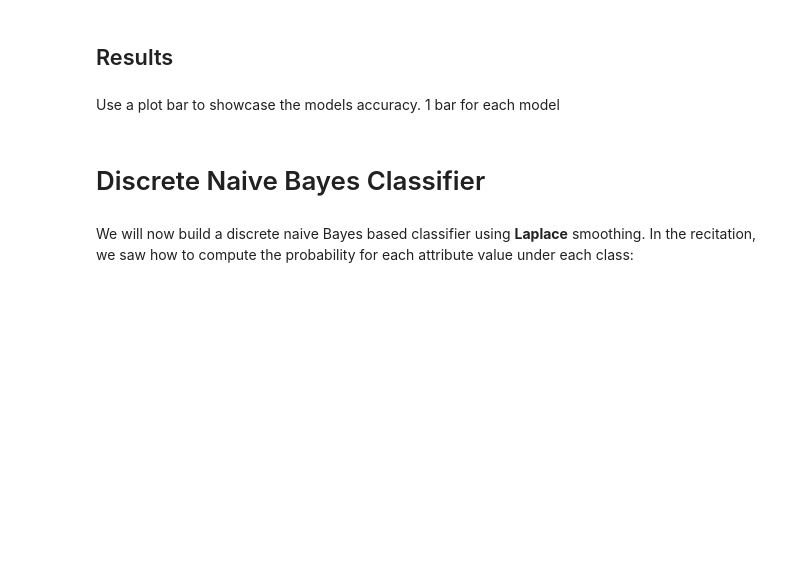
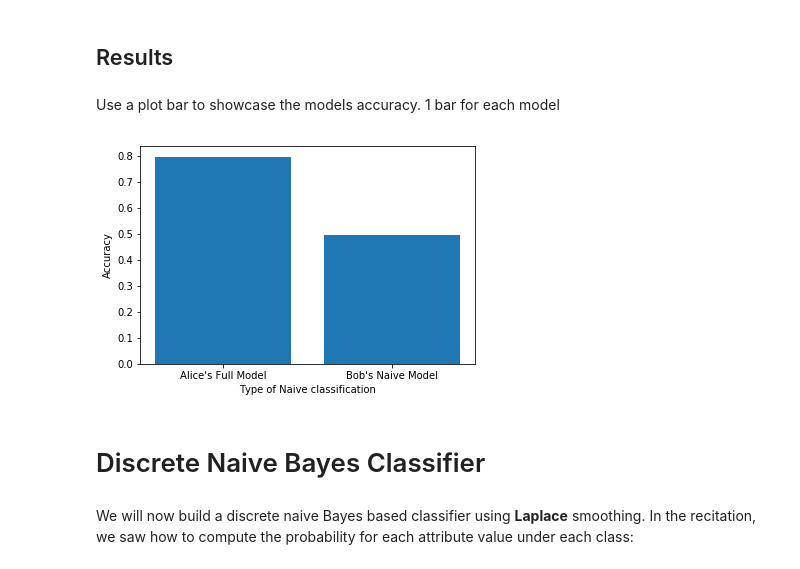
Before and after one commit to YonatanEldan/Machine-Learning-HW3, a Jupyter notebook: MAP_Classifier.ipynb, the cells around one changed output. Drawn from its saved outputs; the diff is of its cells as text; code cells hidden in the pictures; blank space fills up the shorter version.

```diff
--- a/MAP_Classifier.ipynb
+++ b/MAP_Classifier.ipynb
@@ -174,6 +157,9 @@ multi_normal_classifier = 0
+# %%
+multi_normal_classifier = MAPClassifier(multi_normal_CD_0,multi_normal_CD_1)
 # %% [markdown]
 ### Evaluate model
 Use the **compute_accuracy** function and the 2 distribution objects you created to compute the accuracy on the test set.
 # %%
 # Compute the naive model accuracy and store it in the naive accuracy variable.
-full_accuracy = 0
+full_accuracy = compute_accuracy(test,multi_normal_classifier)
+print(full_accuracy)
@@ -186,3 +172,13 @@ Use a plot bar to showcase the models accuracy. 1 bar for each model
+# %%
+label = ['Alice\'s Full Model', 'Bob\'s Naive Model']
+index = np.arange(len(label))
+plt.bar(index, [full_accuracy,naive_accuracy])
+plt.xlabel('Type of Naive classification')
+plt.ylabel('Accuracy')
+plt.xticks(index, label, fontsize=10, rotation=0)
+plt.show()
+# %% [output]
+[figure, added]
 # %% [markdown]
 # Discrete Naive Bayes Classifier
 # %% [markdown]
```
Also changed, not shown: parts of 15 cells of this notebook, 1 other file.
